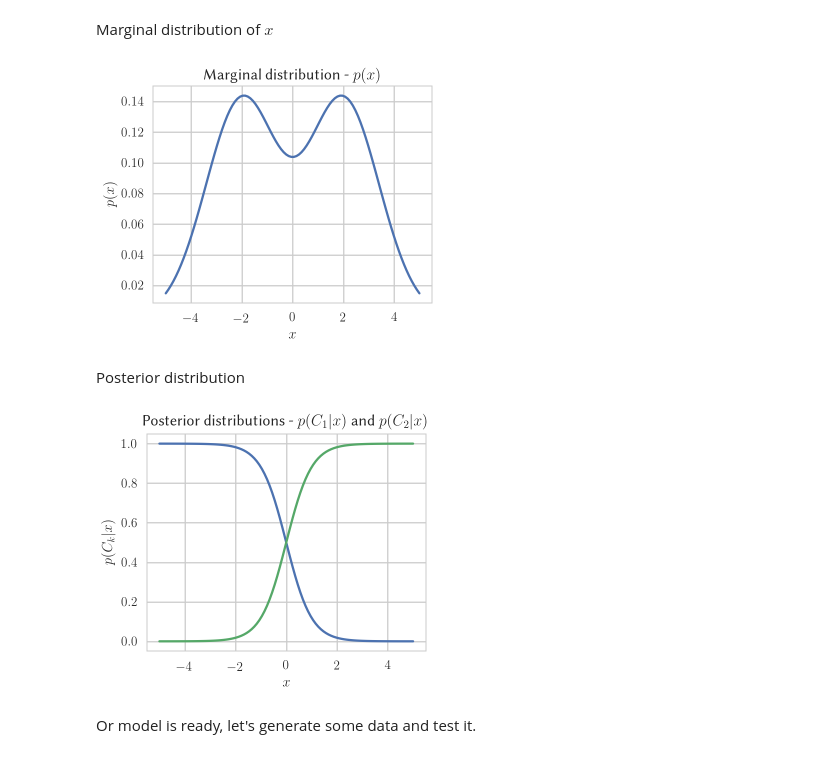
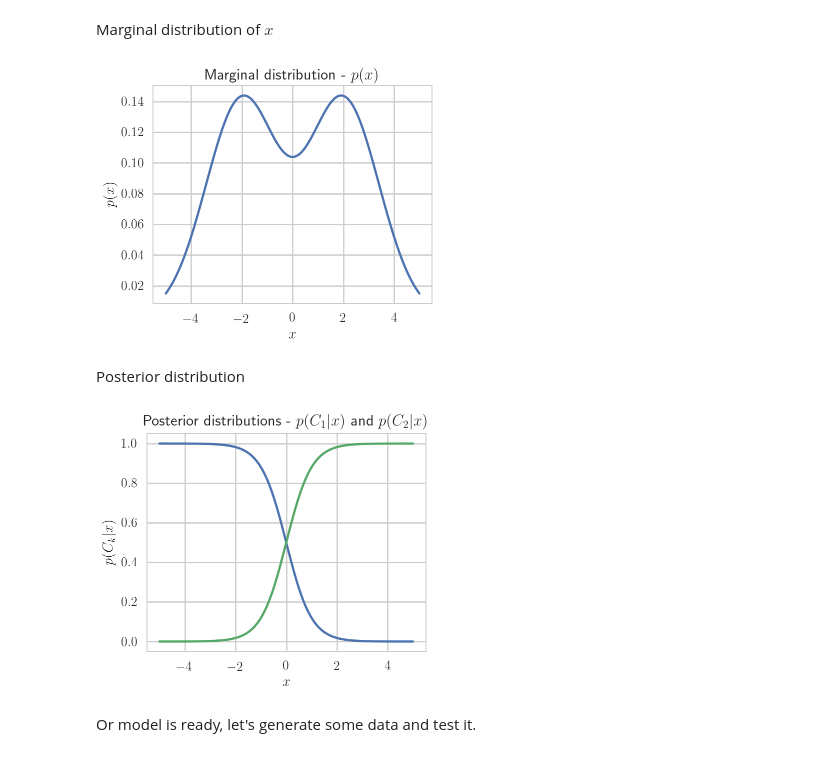
Before and after one commit to lmarti/machine-learning, a Jupyter notebook: 03. Linear classification.ipynb, the cells around one changed output. Saved outputs shown, nothing was run; the diff lists cells and outputs as text; code cells hidden in the pictures.

```diff
--- a/03. Linear classification.ipynb
+++ b/03. Linear classification.ipynb
@@ -43,7 +43,7 @@ import matplotlib.pyplot as plt
 import matplotlib.cm as cm
 # %%
 plt.rc('text', usetex=True); plt.rc('font', family='serif')
-plt.rcParams['text.latex.preamble'] ='\\usepackage{libertine}\n\\usepackage[utf8]{inputenc}'
+# plt.rcParams['text.latex.preamble'] ='\\usepackage{libertine}\n\\usepackage[utf8]{inputenc}'
 
 # numpy - pretty matrix
 np.set_printoptions(precision=3, threshold=1000, edgeitems=5, linewidth=80, suppress=True)
@@ -323,7 +328,7 @@ fig = plt.figure(figsize=(5,4))
 plt.plot(domain,px)
 plt.xlabel('$x$');plt.ylabel('$p(x)$');plt.title('Marginal distribution - $p(x)$');
 # %% [output]
-[figure, old version]
+[figure, new version]
 # %% [markdown]
 Posterior distribution
 # %%
@@ -334,10 +339,11 @@ for x in domain:
 # %%
 fig = plt.figure(figsize=(5,4))
 plt.plot(domain, pc1x, label='Class 1')
 plt.plot(domain, pc2x, label='Class 2')
-plt.xlabel('$x$');plt.ylabel('$p(C_k|x)$');plt.title('Posterior distributions - $p(C_1|x)$ and $p(C_2|x)$');
+plt.xlabel('$x$');plt.ylabel('$p(C_k|x)$');
+plt.title('Posterior distributions - $p(C_1|x)$ and $p(C_2|x)$');
 # %% [output]
-[figure, old version]
+[figure, new version]
 # %% [markdown]
 Or model is ready, let's generate some data and test it.
 # %%
```
Also changed, not shown: parts of 14 cells of this notebook.
